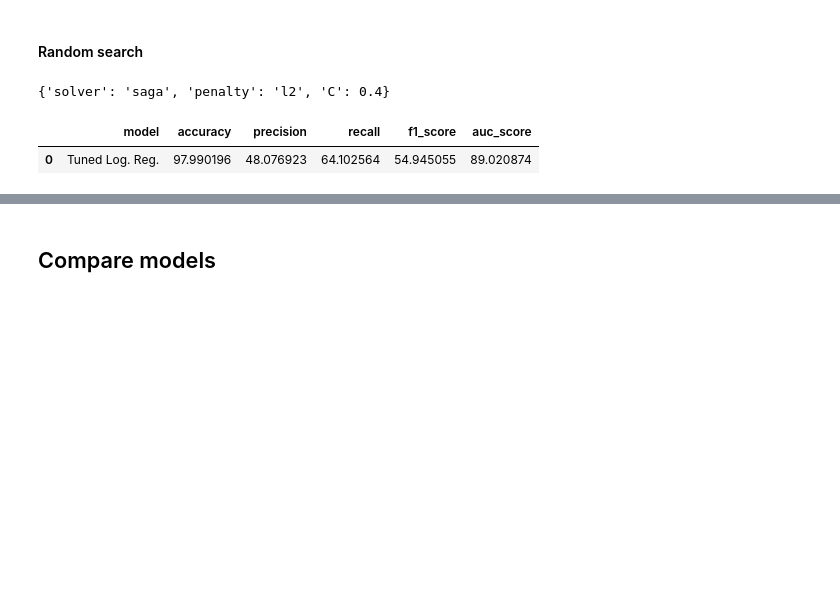
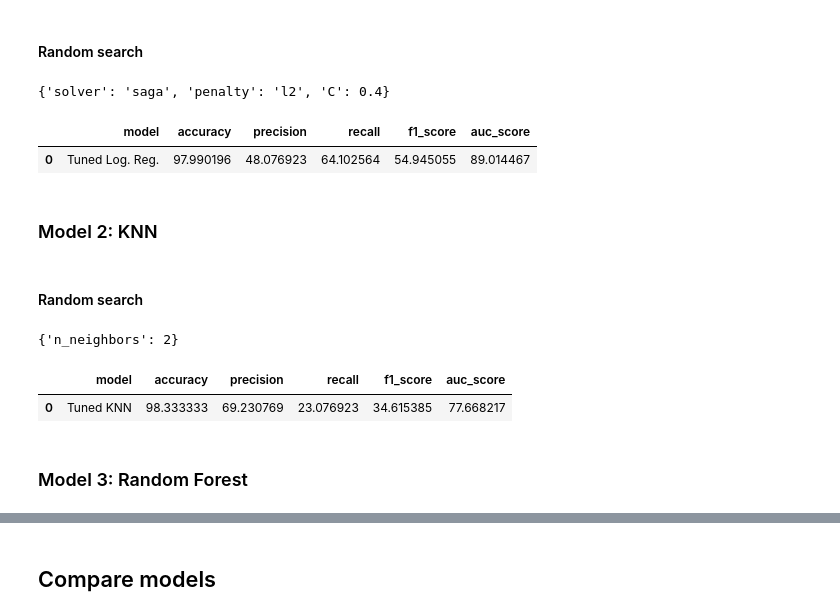
Before and after one commit to benoitchamot/Shootings, a Jupyter notebook: Model/Model_tuning.ipynb, the cells around one changed output, grey strips where cells are left out. Drawn from its saved outputs; the diff is of its cells as text; code cells hidden in the pictures; blank space fills up the shorter version.

```diff
--- a/Model/Model_tuning.ipynb
+++ b/Model/Model_tuning.ipynb
@@ -131,6 +160,14 @@ def search_cv(model_type, search_type, params, scoring, n_iter=100):
         model = DecisionTreeClassifier()
     elif model_type == 'LogisticRegression':
         model = LogisticRegression()
+    elif model_type == 'KNeighborsClassifier':
+        model = KNeighborsClassifier()
+    elif model_type == 'RandomForestClassifier':
+        model = RandomForestClassifier()
+    elif model_type == 'GradientBoostingClassifier':
+        model = GradientBoostingClassifier()
+    elif model_type == 'SVC':
+        model = SVC()
 
     # Select search types
     if search_type == 'Random':
@@ -142,6 +179,15 @@ def search_cv(model_type, search_type, params, scoring, n_iter=100):
     grid.fit(X_train, y_train)
 
     return grid.best_params_
+# %%
+def get_performance(model, X_test, y_test, model_name):
+    # Get predictions
+    y_pred, y_proba = get_predictions(model, X_test)
+
+    # Get model performance metrics
+    metrics_2, pr_curve_2, roc_param_2 = model_performance_metrics(y_test, y_proba, y_pred, model_name=model_name)
+
+    return metrics_2
 # %% [markdown]
 ### Model 0: Classification Tree
 # %% [markdown]
@@ -196,7 +237,7 @@ display(pd.DataFrame([metrics_0]))
 # %%
 # Define search parameters
 params = {
-    'C': np.linspace(.1, 2, 20),
+    'C': np.linspace(.1, 1, 10),
     'penalty': ['l1', 'l2', 'elsticnet'],
     'solver': ['saga']
 }
@@ -210,13 +251,34 @@ best_params_1
 # %%
 # Initiate and fit model (unpack best parameters)
 model_1_tuned = LogisticRegression(**best_params_1).fit(X_train, y_train)
-
-# Get predictions
-y_pred_1, y_proba_1 = get_predictions(model_1_tuned, X_test)
-
-# Get model performance metrics
-metrics_1, pr_curve_1, roc_param_1 = model_performance_metrics(y_test, y_proba_1, y_pred_1, model_name='Tuned Log. Reg.')
+metrics_1 = get_performance(model_1_tuned, X_test, y_test, 'Tuned Log. Reg.')
 display(pd.DataFrame([metrics_1]))
 # %% [output]
 |  | model | accuracy | precision | recall | f1_score | auc_score |
-| 0 | Tuned Log. Reg. | 97.990196 | 48.076923 | 64.102564 | 54.945055 | 89.020874 |
+| 0 | Tuned Log. Reg. | 97.990196 | 48.076923 | 64.102564 | 54.945055 | 89.014467 |
+# %% [markdown]
+### Model 2: KNN
+# %% [markdown]
+#### Random search
+# %%
+# Define search parameters
+params = {
+    'n_neighbors': np.arange(start=1, stop=20, step=1)
+}
+
+scoring='f1'
+
+best_params_2 = search_cv('KNeighborsClassifier', 'Random', params, scoring, n_iter=100)
+best_params_2
+# %% [output]
+{'n_neighbors': 2}
+# %%
+# Instantiate the model
+model_2_tuned = KNeighborsClassifier(**best_params_2).fit(X_train, y_train)
+metrics_2 = get_performance(model_2_tuned, X_test, y_test, 'Tuned KNN')
+display(pd.DataFrame([metrics_2]))
+# %% [output]
+|  | model | accuracy | precision | recall | f1_score | auc_score |
+| 0 | Tuned KNN | 98.333333 | 69.230769 | 23.076923 | 34.615385 | 77.668217 |
+# %% [markdown]
+### Model 3: Random Forest
```
Also changed, not shown: parts of 29 cells of this notebook, 1 other file.
